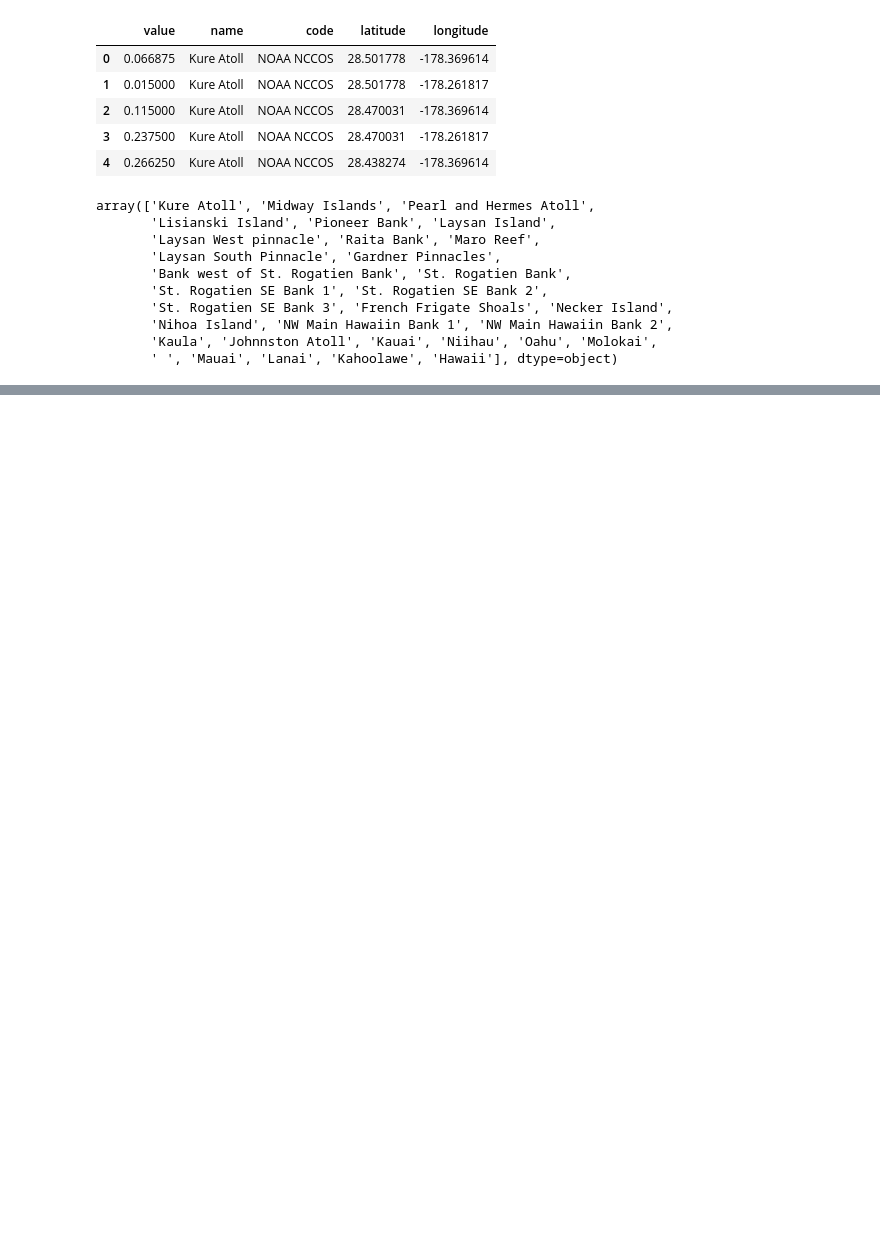
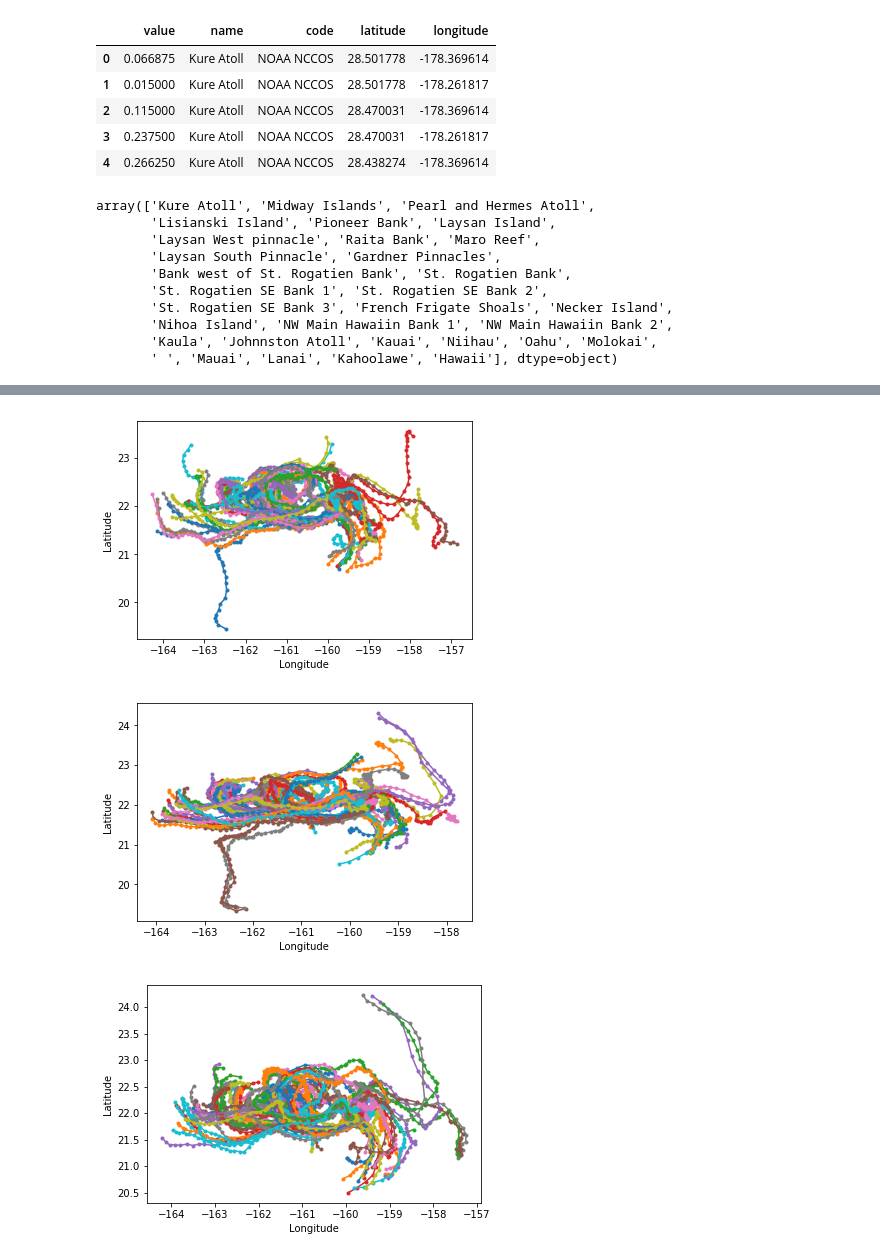
Before and after one commit to michellemho/parcels_work, a Jupyter notebook: recruitment_behavior_hawaii.ipynb, the cells around one changed output, grey strips where cells are left out. Drawn from its saved outputs; the diff is of its cells as text; code cells hidden in the pictures; blank space fills up the shorter version.

```diff
--- a/recruitment_behavior_hawaii.ipynb
+++ b/recruitment_behavior_hawaii.ipynb
@@ -104,2 +176,13 @@ pset = ParticleSet(fieldset=fieldset,
 # %%
 k_turbVal = pset.Kernel(turbVal)        # casting the turbVal function to a kernel object
+# %%
+# Release on first day.
+now = time.time()
+
+pset = ParticleSet(fieldset=fieldset,
+                   pclass=JITParticle,
+                   lon=np.tile(single_lon,npart),
+                   lat=np.tile(single_lat,npart))
+
+time_elapsed = time.time()-now
+print('time elapsed (s): ', time_elapsed)
@@ -106,22 +191,30 @@ k_turbVal = pset.Kernel(turbVal)        # casting the turbVal function to a kern
 # %%
-# release from March 1 - April 30
-# track until June 15th
+# release from on March 1st, let drift for 50 days
 
 now = time.time()
 
 # Set random seed
-random.seed(123456)
+rndm.seed(42)
 
-days = 10
+days = 50
 runtime = timedelta(days=days)
 
-output_file = pset.ParticleFile(name="{}days_repeated_100release".format(days), outputdt=timedelta(days=1))
+for i in range(0,3):
 
-pset.execute(AdvectionRK4 + k_turbVal,
-             runtime=runtime,
-             dt=timedelta(hours=1),
-             recovery={ErrorCode.ErrorOutOfBounds: DeleteParticle},
-             output_file=output_file)
+
+    pset = ParticleSet(fieldset=fieldset,
+                       pclass=JITParticle,
+                       lon=np.tile(single_lon,npart),
+                       lat=np.tile(single_lat,npart))
+
+    output_file = pset.ParticleFile(name="{}days_repeated_100_singlerelease_{}".format(days, i),
+                                    outputdt=timedelta(days=1))
+
+    pset.execute(AdvectionRK4 + k_turbVal,
+                 runtime=runtime,
+                 dt=timedelta(days=1),
+                 recovery={ErrorCode.ErrorOutOfBounds: DeleteParticle},
+                 output_file=output_file)
 
 time_elapsed = time.time()-now
 print('time elapsed (s): ', time_elapsed)
@@ -131 +226,9 @@ KeyboardInterrupt:
+# %%
+# PROBLEM-- Need to set a random seed somewhere! Inside the k_turbVal will just create identical traces...
+for i in range(0,3):
+    plotTrajectoriesFile("{}days_repeated_100_singlerelease_{}.nc".format(days,i))
+# %% [output]
+[figure, added]
+[figure, added]
+[figure, added]
 # %%
```
Also changed, not shown: parts of 30 cells of this notebook.
